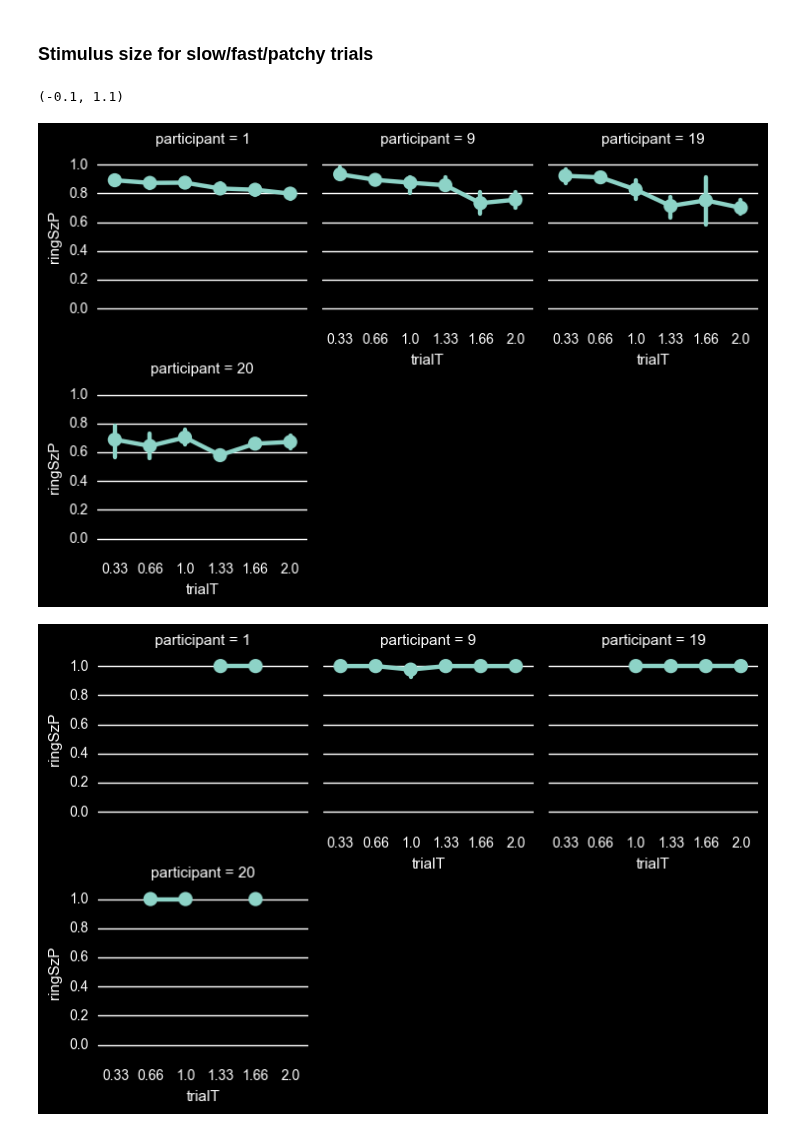
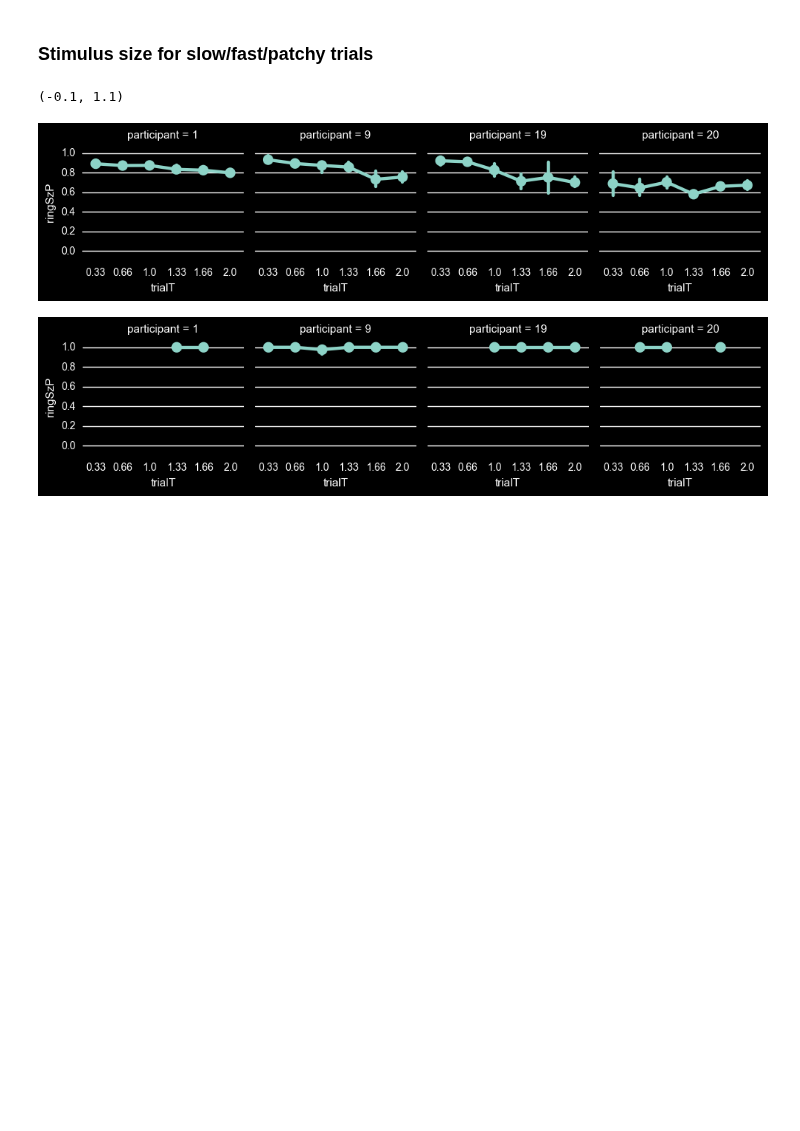
Before and after one commit to egorananyev/mc, a Jupyter notebook: an/mcEcc_ct-tXbv.ipynb, the cells around one changed output. Drawn from its saved outputs; the diff is of its cells as text; code cells hidden in the pictures; blank space fills up the shorter version.

```diff
--- a/an/mcEcc_ct-tXbv.ipynb
+++ b/an/mcEcc_ct-tXbv.ipynb
@@ -115,16 +130,16 @@ plt.ylim(-0.1,1.1)
 # %% [markdown]
 ### Stimulus size for slow/fast/patchy trials
 # %%
-g = sns.factorplot(x='trialT', y='ringSzP', col='participant', col_wrap=3,
+g = sns.factorplot(x='trialT', y='ringSzP', col='participant', col_wrap=4,
                    data=ds[ds.nf270==1], ci=95, dodge=.0, size=2.5)
 plt.ylim(-0.1,1.1)
-g = sns.factorplot(x='trialT', y='ringSzP', col='participant', col_wrap=3,
+g = sns.factorplot(x='trialT', y='ringSzP', col='participant', col_wrap=4,
                    data=ds[ds.nf180==1], ci=95, dodge=.0, size=2.5)
 plt.ylim(-0.1,1.1)
-g = sns.factorplot(x='trialT', y='ringSzP', col='participant', col_wrap=3,
+g = sns.factorplot(x='trialT', y='ringSzP', col='participant', col_wrap=4,
                    data=ds[ds.nf090==1], ci=95, dodge=.0, size=2.5)
 plt.ylim(-0.1,1.1)
 # %% [output]
 (-0.1, 1.1)
-[figure, old version]
+[figure, new version]
-[figure, old version]
+[figure, new version]
```
Also changed, not shown: parts of 3 cells of this notebook.
